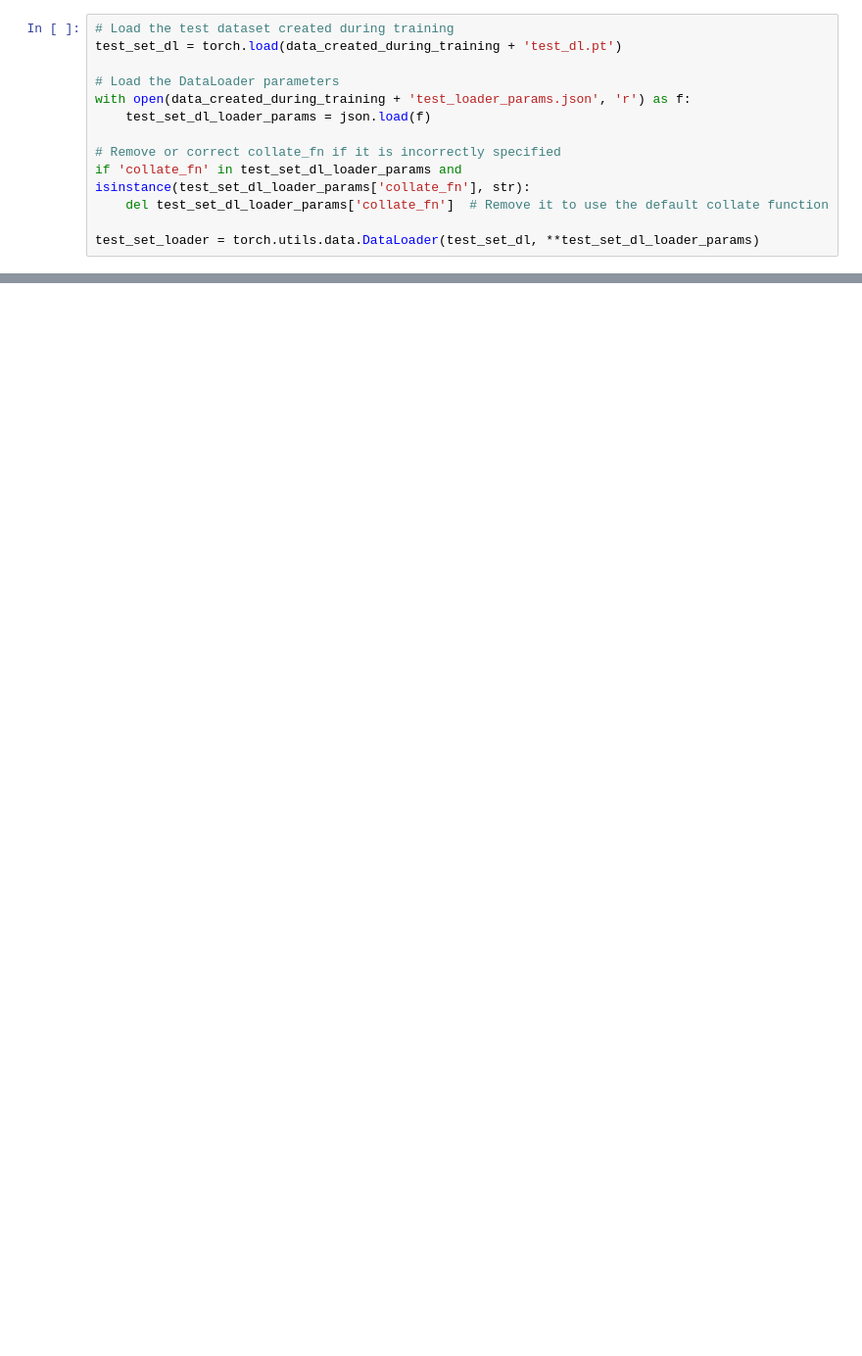
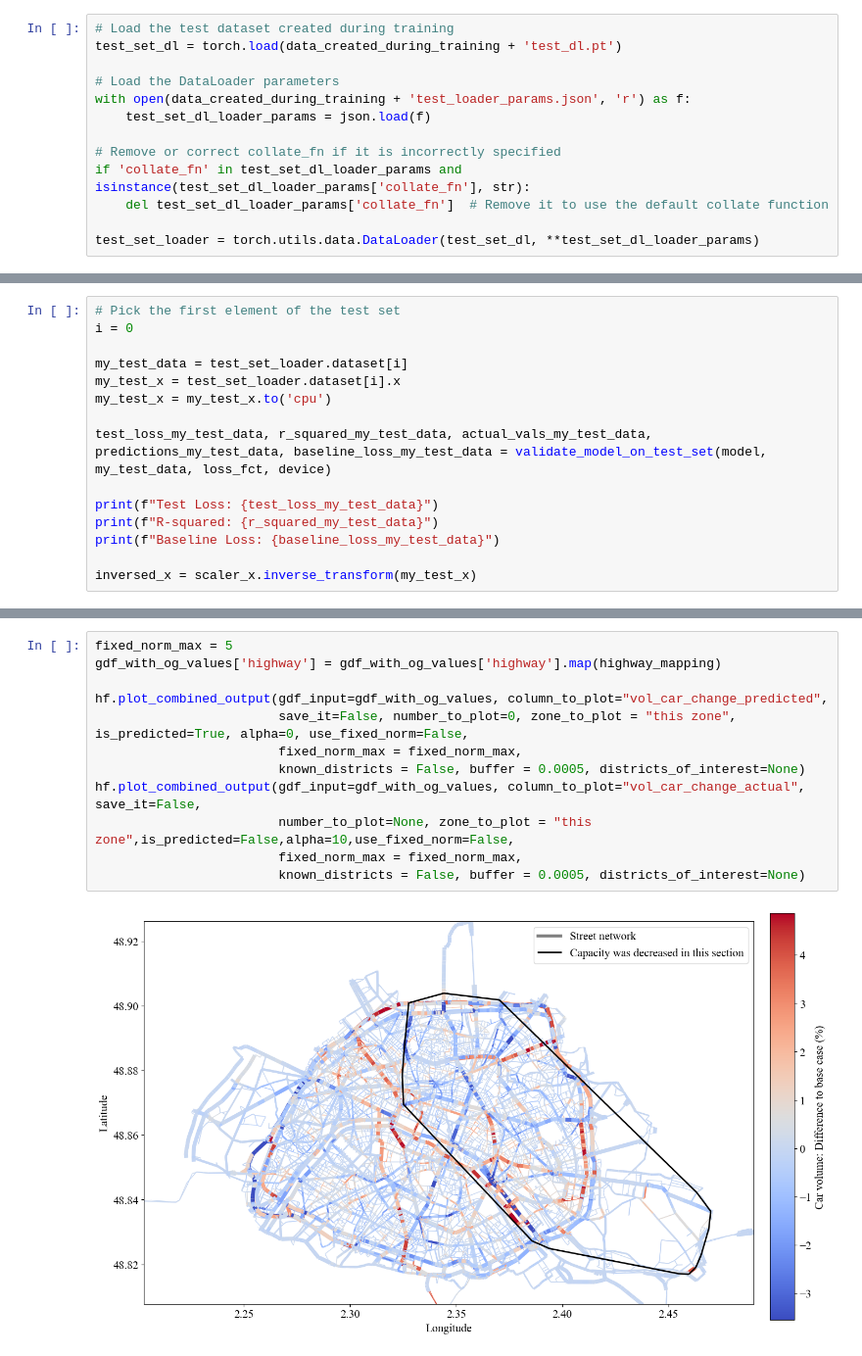
Before and after one commit to govindgoel/ml, a Jupyter notebook: scripts/testing_and_evaluation/map_model_outputs_to_gdf_test_set_current.ipynb, the cells around one changed output, grey strips where cells are left out. Shown at 98% size. Saved outputs shown, nothing was run; the diff lists cells and outputs as text; blank space fills up the shorter version.

Commit message:
finished plot functions

```diff
--- a/scripts/testing_and_evaluation/map_model_outputs_to_gdf_test_set_current.ipynb
+++ b/scripts/testing_and_evaluation/map_model_outputs_to_gdf_test_set_current.ipynb
@@ -332,0 +225,15 @@ my_data = test_set_loader.dataset[0]
+# %%
+# Pick the first element of the test set
+i = 0
+
+my_test_data = test_set_loader.dataset[i]
+my_test_x = test_set_loader.dataset[i].x
+my_test_x = my_test_x.to('cpu')
+
+test_loss_my_test_data, r_squared_my_test_data, actual_vals_my_test_data, predictions_my_test_data, baseline_loss_my_test_data = validate_model_on_test_set(model, my_test_data, loss_fct, device)
+
+print(f"Test Loss: {test_loss_my_test_data}")
+print(f"R-squared: {r_squared_my_test_data}")
+print(f"Baseline Loss: {baseline_loss_my_test_data}")
+
+inversed_x = scaler_x.inverse_transform(my_test_x)
@@ -496,0 +374,14 @@ len(gdf_with_capacity_reduction)
+# %%
+fixed_norm_max = 5
+gdf_with_og_values['highway'] = gdf_with_og_values['highway'].map(highway_mapping)
+
+hf.plot_combined_output(gdf_input=gdf_with_og_values, column_to_plot="vol_car_change_predicted",
+                        save_it=False, number_to_plot=0, zone_to_plot = "this zone", is_predicted=True, alpha=0, use_fixed_norm=False,
+                        fixed_norm_max = fixed_norm_max,
+                        known_districts = False, buffer = 0.0005, districts_of_interest=None)
+hf.plot_combined_output(gdf_input=gdf_with_og_values, column_to_plot="vol_car_change_actual", save_it=False,
+                        number_to_plot=None, zone_to_plot = "this zone",is_predicted=False,alpha=10,use_fixed_norm=False,
+                        fixed_norm_max = fixed_norm_max,
+                        known_districts = False, buffer = 0.0005, districts_of_interest=None)
+# %% [output]
+[figure, added]
```
Also changed, not shown: parts of 32 cells of this notebook, 1 other file.
